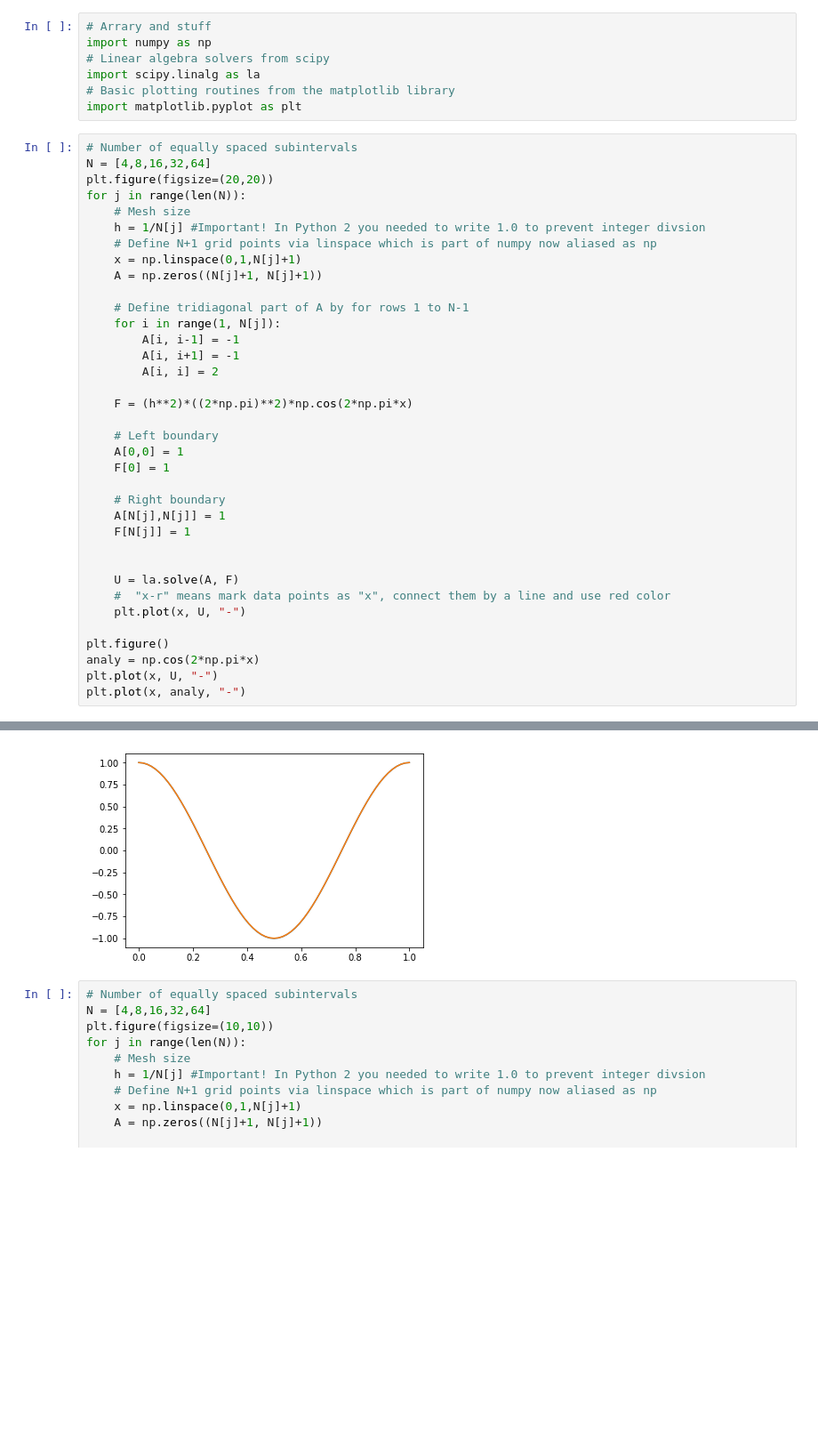
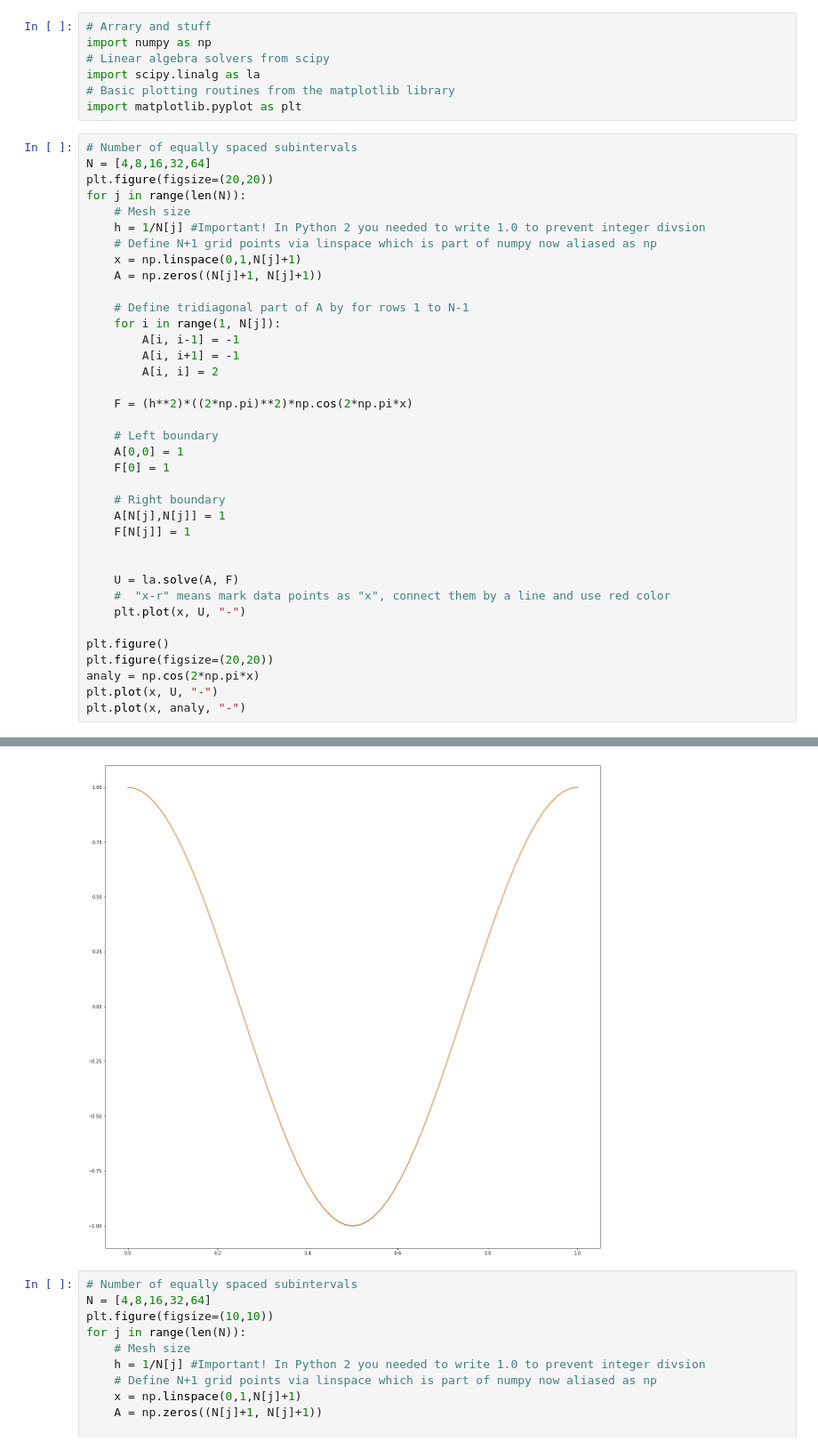
Before and after one commit to pLazee/NumPDE, a Jupyter notebook: lab01_rs_fr.ipynb, the cells around one changed output, grey strips where cells are left out. Shown at 89% size. Saved outputs shown, nothing was run; the diff lists cells and outputs as text; blank space fills up the shorter version.

```diff
--- a/lab01_rs_fr.ipynb
+++ b/lab01_rs_fr.ipynb
@@ -38,6 +38,7 @@ for j in range(len(N)):
     plt.plot(x, U, "-")
 
 plt.figure()
+plt.figure(figsize=(20,20))
 analy = np.cos(2*np.pi*x)
 plt.plot(x, U, "-")
 plt.plot(x, analy, "-")
@@ -47,4 +49,4 @@ plt.plot(x, analy, "-")
-[figure, old version]
+[figure, new version]
 # %%
 # Number of equally spaced subintervals
 N = [4,8,16,32,64]
```
Also changed, not shown: parts of 1 cell of this notebook.
